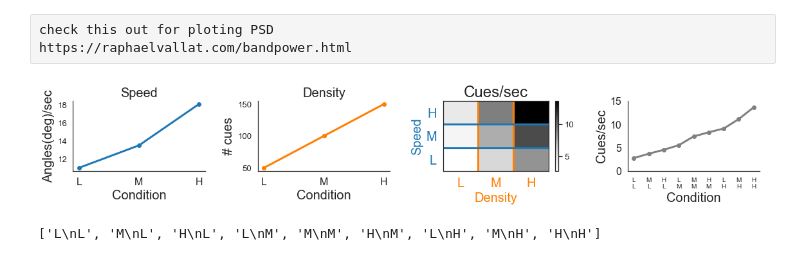
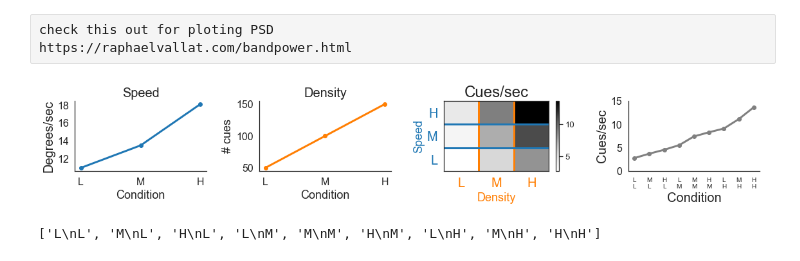
Before and after one commit to DiogoSantosPata/normaliser, a Jupyter notebook: V2_Analisys.ipynb, the cells around one changed output. Cells and saved outputs as stored; diff of their text form; code cells hidden in the pictures.

```diff
--- a/V2_Analisys.ipynb
+++ b/V2_Analisys.ipynb
@@ -164,13 +164,13 @@ fig.set_facecolor('white')
 
 plt.sca(ax[0])
 plt.plot(dur[:,0][::-1],'-o', color=plo['speed_color'],linewidth=3)
-plt.ylabel('Angles(deg)/sec', fontsize=20)
+plt.ylabel('Degrees/sec', fontsize=20)
 plt.title('Speed', fontsize=20)
 
 plt.sca(ax[1])
 plt.plot(dd[0],'-o', color=plo['density_color'],linewidth=3)
 plt.title('Density', fontsize=20)
-plt.ylabel('# cues', fontsize=20)
+plt.ylabel('# cues', fontsize=18)
 
 
 
@@ -179,7 +179,8 @@ for ii in range(2):
     ax[ii].spines['top'].set_visible(False)
     plt.sca(ax[ii])
     plt.xticks(range(3),lmh_labels, fontsize=16)
-    plt.xlabel('Condition', fontsize=20)
+    plt.yticks( fontsize=16)
+    plt.xlabel('Condition', fontsize=18)
 
 
 
@@ -192,36 +193,37 @@ plt.title('Cues/sec', fontsize=24)
 plt.yticks(np.arange(3)+.5,lmh_labels, fontsize=20,color=plo['speed_color']  )
 plt.xticks(np.arange(3)+.5,lmh_labels, fontsize=20,color=plo['density_color']  )
 
-plt.ylabel('Speed', fontsize=20,  color=plo['speed_color'] )
-plt.xlabel('Density', fontsize=20,  color=plo['density_color'])
+plt.ylabel('Speed', fontsize=18,  color=plo['speed_color'] )
+plt.xlabel('Density', fontsize=18,  color=plo['density_color'])
 
 plt.vlines([1,2],0,3,color=plo['density_color'], linewidth=3)
 plt.hlines([1,2],0,3,color=plo['speed_color'], linewidth=3)
 
 ###### cues/sec line plot
 plt.sca(ax[3])
 plt.plot(np.sort(np.unique(unii)), '-o', color=plo['cuesec_color'], linewidth=3)
 plt.xlabel('Condition', fontsize=20)
 plt.ylabel('Cues/sec', fontsize=20)
 plt.yticks(fontsize=16)
+plt.xticks(fontsize=16)
 
 
 
 cue_sec_xticks = []
 for ii in range(len(K_i_idx[0])):
     cue_sec_xticks.append( str( ['L','M','H'][K_i_idx[0][ii]]  )+'\n'+str(  ['L','M','H'][K_i_idx[1][ii]]   )   )
 
 plt.xticks( np.arange(K_i_idx[0].size), cue_sec_xticks, fontsize=10)
 
 plt.ylim(0,15)
 
 ax[3].spines['right'].set_visible(False)
 ax[3].spines['top'].set_visible(False)
 
 plt.tight_layout()
 # plt.savefig('../Figures/experimental_conditions_illustration.pdf')
 # %% [output]
-[figure, old version]
+[figure, new version]
 # %%
 cue_sec_xticks
 # %% [output]
```
Also changed, not shown: parts of 20 cells of this notebook.
